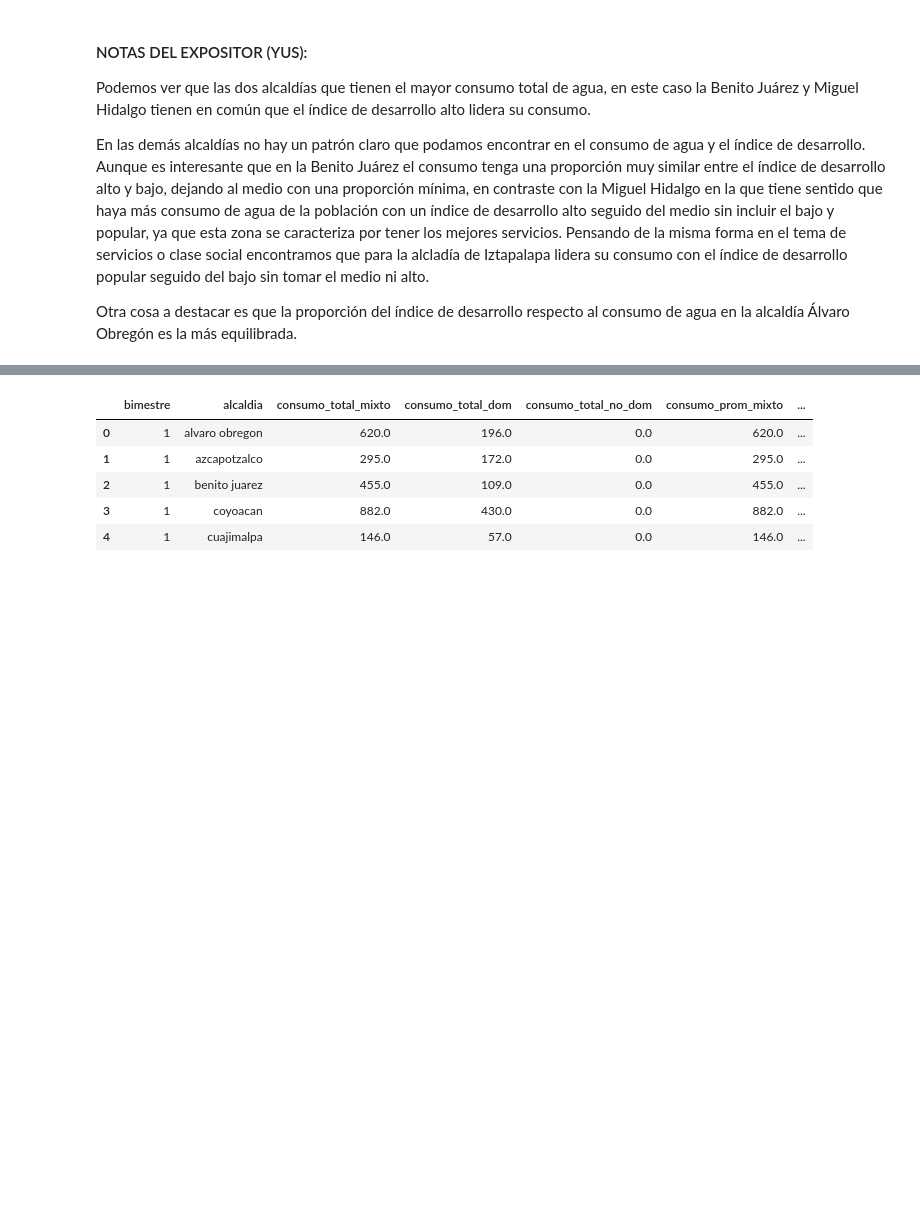
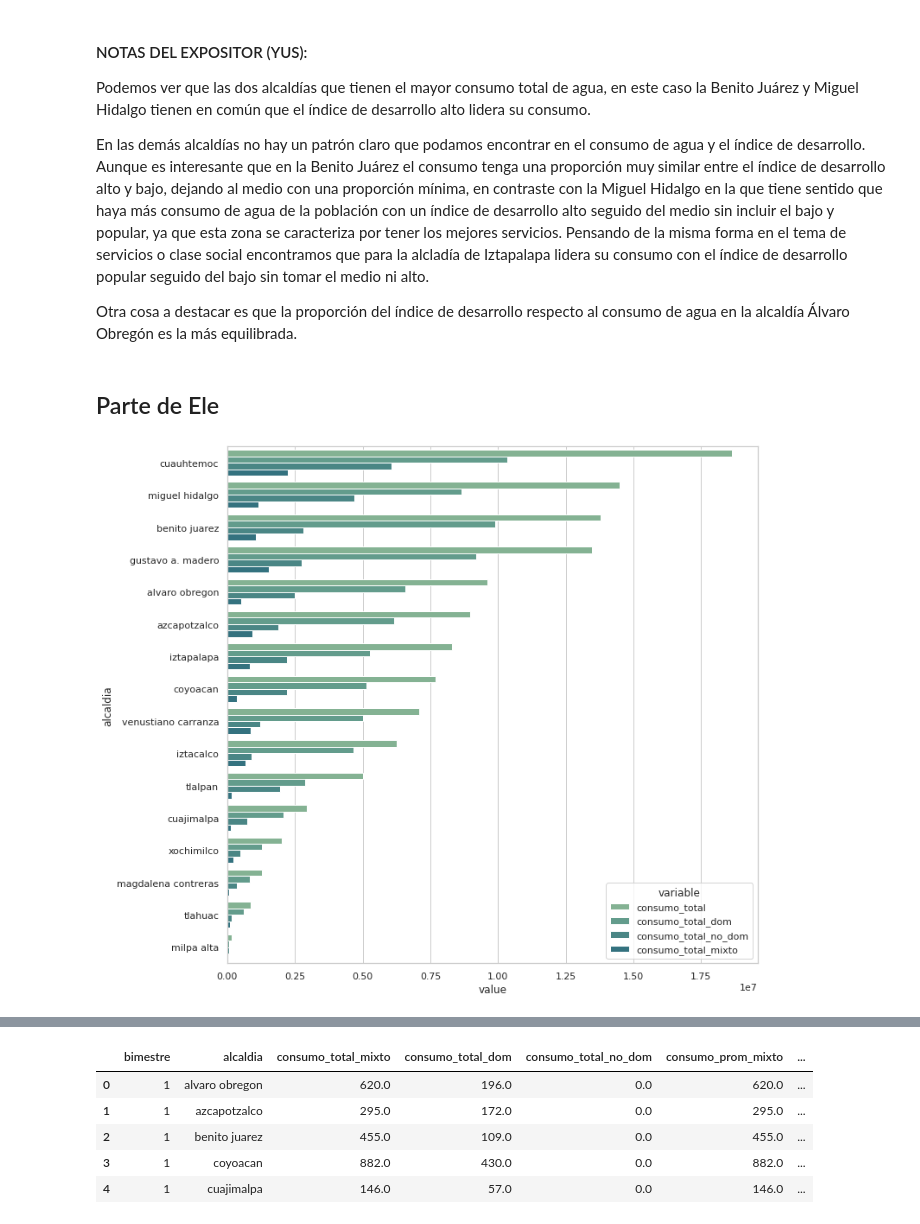
Before and after one commit to ElenaVillano/eda_geda_conagua, a Jupyter notebook: slides_eda_conagua.ipynb, the cells around one changed output, grey strips where cells are left out. Cells and saved outputs as stored; diff of their text form; code cells hidden in the pictures; blank space fills up the shorter version.

```diff
--- a/slides_eda_conagua.ipynb
+++ b/slides_eda_conagua.ipynb
@@ -106,3 +100,25 @@ Podemos ver que las dos alcaldías que tienen el mayor consumo total de agua, en
 En las demás alcaldías no hay un patrón claro que podamos encontrar en el consumo de agua y el índice de desarrollo. Aunque es interesante que en la Benito Juárez el consumo tenga una proporción muy similar entre el índice de desarrollo alto y bajo, dejando al medio con una proporción mínima, en contraste con la Miguel Hidalgo en la que tiene sentido que haya más consumo de agua de la población con un índice de desarrollo alto seguido del medio sin incluir el bajo y popular, ya que esta zona se caracteriza por tener los mejores servicios. Pensando de la misma forma en el tema de servicios o clase social encontramos que para la alcladía de Iztapalapa lidera su consumo con el índice de desarrollo popular seguido del bajo sin tomar el medio ni alto.
 
 Otra cosa a destacar es que la proporción del índice de desarrollo respecto al consumo de agua en la alcaldía Álvaro Obregón es la más equilibrada.
+# %% [markdown]
+## Parte de Ele
+# %%
+df = pd.read_csv("data_consumo_agua.csv")
+df = df[['consumo_total', 'consumo_total_dom', 'consumo_total_no_dom', 'consumo_total_mixto',
+         'consumo_prom', 'consumo_prom_dom', 'consumo_prom_no_dom', 'consumo_prom_mixto',
+        'alcaldia','colonia','bimestre','indice_des','latitud','longitud']]
+dom_no = pd.DataFrame(df,
+                      columns=['alcaldia',
+                               'consumo_total',
+                               'consumo_total_dom',
+                               'consumo_total_no_dom',
+                              'consumo_total_mixto'])\
+.groupby(['alcaldia'], as_index=False).sum()\
+.sort_values(by=['consumo_total'], ascending=False)\
+.melt(id_vars='alcaldia')\
+# %%
+sns.set(style='whitegrid',rc={'figure.figsize':(11,11)},palette='crest')
+plt1 = sns.barplot(x="value", y="alcaldia",
+            data=dom_no, hue = 'variable')
+# %% [output]
+[figure, added]
```
Also changed, not shown: parts of 21 cells of this notebook.
